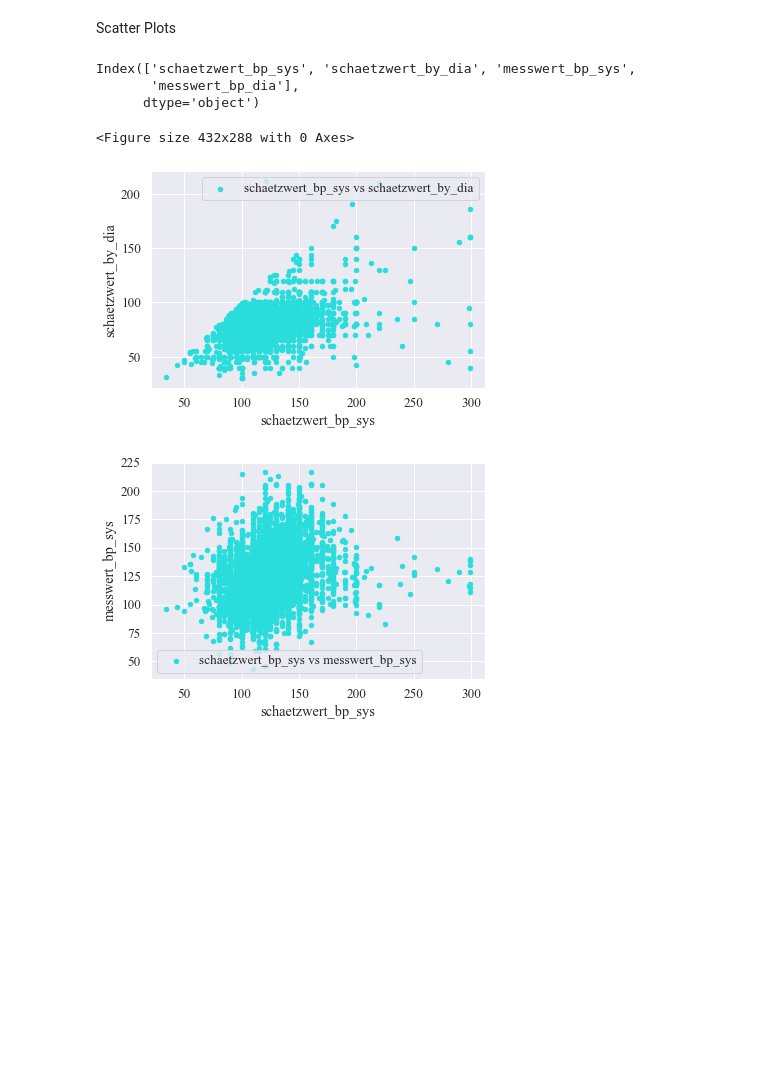
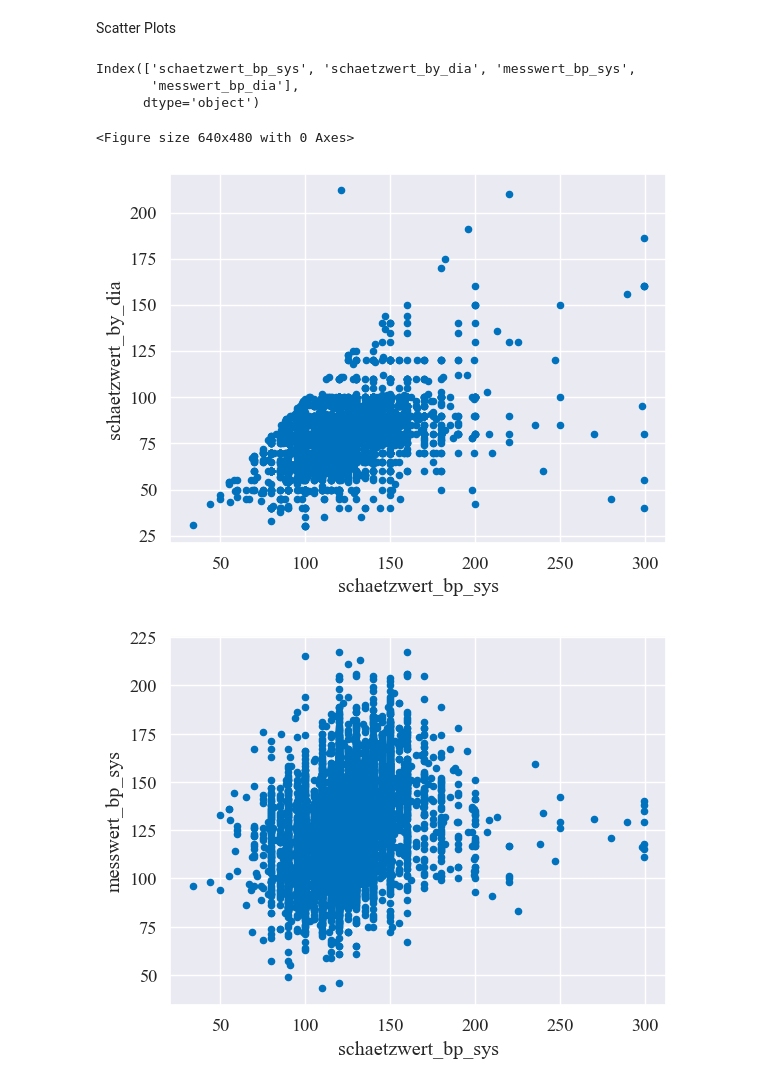
Before and after one commit to farrukh-ahmed/Case-Studies---Project-1, a Jupyter notebook: Notebooks/Project1-descriptive-data-analysis.ipynb, the cells around one changed output. Cells and saved outputs as stored; diff of their text form; code cells hidden in the pictures; blank space fills up the shorter version.

```diff
--- a/Notebooks/Project1-descriptive-data-analysis.ipynb
+++ b/Notebooks/Project1-descriptive-data-analysis.ipynb
@@ -48,6 +48,7 @@ matplotlib.rcParams.update({'font.size': 16})
 Global Variables and Constants
 # %%
 PLOT_DIR_NAME = "Project1-descriptive-data-analysis-plots"
+PLOT_COLOR = [0, 0.4470, 0.7410]
 if not os.path.isdir(PLOT_DIR_NAME):
     os.mkdir(PLOT_DIR_NAME)
 # %% [markdown]
@@ -239,8 +241,12 @@ Discrete Variables
 # %% [markdown]
 Correlation
 # %%
-correlation_matrix = data_df.corr()
-fig, ax = plt.subplots(figsize=(10,10))
+cols = ['id', 'terminal', 'postleitzahl', 'befinden', 'geburtsjahr', 'raucher',
+       'blutzucker_bekannt', 'cholesterin_bekannt', 'in_behandlung',
+       'schaetzwert_bp_sys', 'schaetzwert_by_dia', 'messwert_bp_sys',
+       'messwert_bp_dia']
+correlation_matrix = data_df[cols].corr()
+fig, ax = plt.subplots(figsize=(15,15))
 plot = sns.heatmap(correlation_matrix, annot = True, linewidths=.5, ax=ax)
 plt.show()
 plot.figure.savefig(os.path.join(PLOT_DIR_NAME, "corr_matrix.pdf"), dpi=180, bbox_inches='tight')
@@ -249,31 +255,27 @@ plot.figure.savefig(os.path.join(PLOT_DIR_NAME, "corr_matrix.pdf"), dpi=180, bbo
 # %% [markdown]
 Scatter Plots
 # %%
-import matplotlib.cm as cm
-
 df_new = data_df.iloc[:, 14:18]
 df_new.head()
 print(df_new.columns)
 col_list = list(df_new.columns)
-colors = cm.rainbow(np.linspace(0, 1, 4))
-
 
 
 plt.figure()
 for i in range(len(col_list)):
     for j in range(i+1, len(col_list)):
-        plot = df_new.plot.scatter(col_list[i], col_list[j], label=f'{col_list[i]} vs {col_list[j]}',color=[colors[i+1]])
+        plot = df_new.plot.scatter(col_list[i], col_list[j], label=f'{col_list[i]} vs {col_list[j]}',color=PLOT_COLOR)
         plt.xlabel(col_list[i])
         plt.ylabel(col_list[j])
-        plt.legend()
-        plot.figure.savefig(os.path.join(PLOT_DIR_NAME, "corr_matrix.pdf"), dpi=180, bbox_inches='tight')
+        plot.get_legend().remove()
+        plot.figure.savefig(os.path.join(PLOT_DIR_NAME,col_list[i] +  "_vs_" + col_list[j] + ".pdf"), dpi=180, bbox_inches='tight')
 
 
 plt.show()
 # %% [output]
 Index(['schaetzwert_bp_sys', 'schaetzwert_by_dia', 'messwert_bp_sys',
        'messwert_bp_dia'],
       dtype='object')
-<Figure size 432x288 with 0 Axes>
+<Figure size 640x480 with 0 Axes>
-[figure, old version]
+[figure, new version]
-[figure, old version]
+[figure, new version]
```
Also changed, not shown: parts of 9 cells of this notebook, 25 other files.
